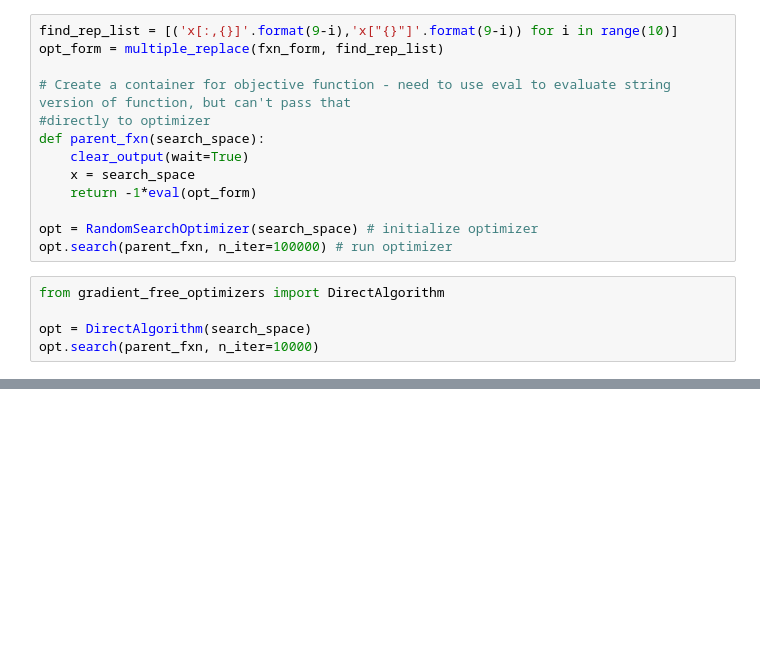
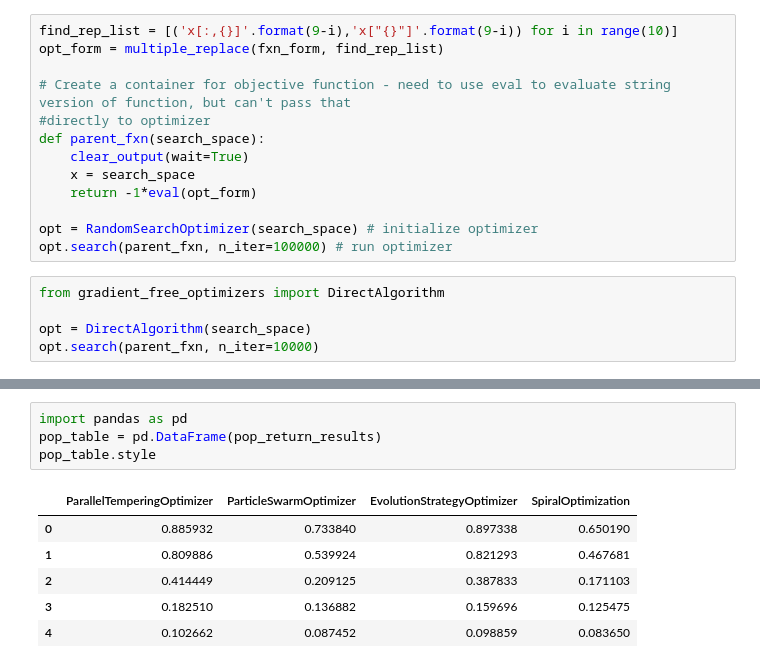
Before and after one commit to ltimmerman3/ProcSys_Project, a Jupyter notebook: optimization_benchmark/group_src/sample-valid-problems.ipynb, the cells around one changed output, grey strips where cells are left out. Drawn from its saved outputs; the diff is of its cells as text; blank space fills up the shorter version.

```diff
--- a/optimization_benchmark/group_src/sample-valid-problems.ipynb
+++ b/optimization_benchmark/group_src/sample-valid-problems.ipynb
@@ -641,0 +713,11 @@ opt.search(parent_fxn, n_iter=10000)
+# %%
+import pandas as pd
+pop_table = pd.DataFrame(pop_return_results)
+pop_table.style
+# %% [output]
+|  | ParallelTemperingOptimizer | ParticleSwarmOptimizer | EvolutionStrategyOptimizer | SpiralOptimization |
+| 0 | 0.885932 | 0.733840 | 0.897338 | 0.650190 |
+| 1 | 0.809886 | 0.539924 | 0.821293 | 0.467681 |
+| 2 | 0.414449 | 0.209125 | 0.387833 | 0.171103 |
+| 3 | 0.182510 | 0.136882 | 0.159696 | 0.125475 |
+| 4 | 0.102662 | 0.087452 | 0.098859 | 0.083650 |
```
Also changed, not shown: parts of 18 cells of this notebook, 15 other files.
